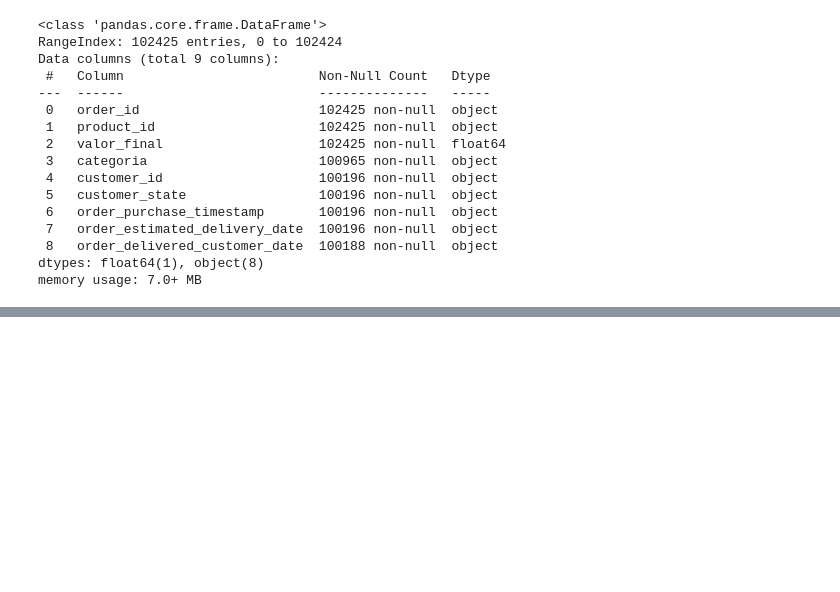
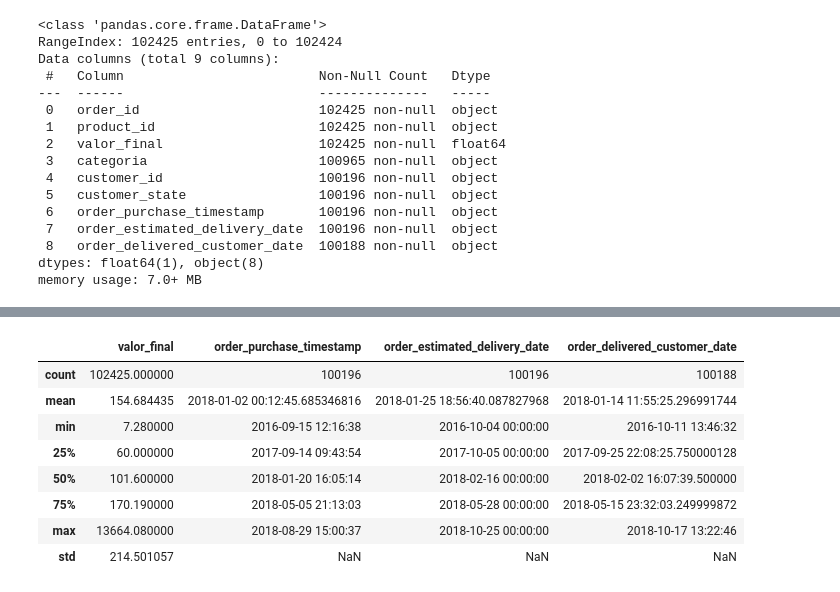
Before and after one commit to LucasMesquitaAlc/analise-ecommerce-Olist, a Jupyter notebook: notebooks/exploracao.ipynb, the cells around one changed output, grey strips where cells are left out. Saved outputs shown, nothing was run; the diff lists cells and outputs as text; code cells hidden in the pictures; blank space fills up the shorter version.

```diff
--- a/notebooks/exploracao.ipynb
+++ b/notebooks/exploracao.ipynb
@@ -70,3 +72,15 @@ memory usage: 7.0+ MB
 | 2 | 000229ec398224ef6ca0657da4fc703e | c777355d18b72b67abbeef9df44fd0fd | 216.87 | moveis_decoracao | 6489ae5e4333f3693df5ad4372dab6d3 | MG | 2018-01-14 14:33:31 | ... |
 | 3 | 00024acbcdf0a6daa1e931b038114c75 | 7634da152a4610f1595efa32f14722fc | 25.78 | perfumaria | d4eb9395c8c0431ee92fce09860c5a06 | SP | 2018-08-08 10:00:35 | ... |
 | 4 | 00042b26cf59d7ce69dfabb4e55b4fd9 | ac6c3623068f30de03045865e4e10089 | 218.04 | ferramentas_jardim | 58dbd0b2d70206bf40e62cd34e84d795 | SP | 2017-02-04 13:57:51 | ... |
+# %%
+df.describe()
+# %% [output]
+|  | valor_final | order_purchase_timestamp | order_estimated_delivery_date | order_delivered_customer_date |
+| count | 102425.000000 | 100196 | 100196 | 100188 |
+| mean | 154.684435 | 2018-01-02 00:12:45.685346816 | 2018-01-25 18:56:40.087827968 | 2018-01-14 11:55:25.296991744 |
+| min | 7.280000 | 2016-09-15 12:16:38 | 2016-10-04 00:00:00 | 2016-10-11 13:46:32 |
+| 25% | 60.000000 | 2017-09-14 09:43:54 | 2017-10-05 00:00:00 | 2017-09-25 22:08:25.750000128 |
+| 50% | 101.600000 | 2018-01-20 16:05:14 | 2018-02-16 00:00:00 | 2018-02-02 16:07:39.500000 |
+| 75% | 170.190000 | 2018-05-05 21:13:03 | 2018-05-28 00:00:00 | 2018-05-15 23:32:03.249999872 |
+| max | 13664.080000 | 2018-08-29 15:00:37 | 2018-10-25 00:00:00 | 2018-10-17 13:22:46 |
+| std | 214.501057 | NaN | NaN | NaN |
```
Also changed, not shown: parts of 7 cells of this notebook.
